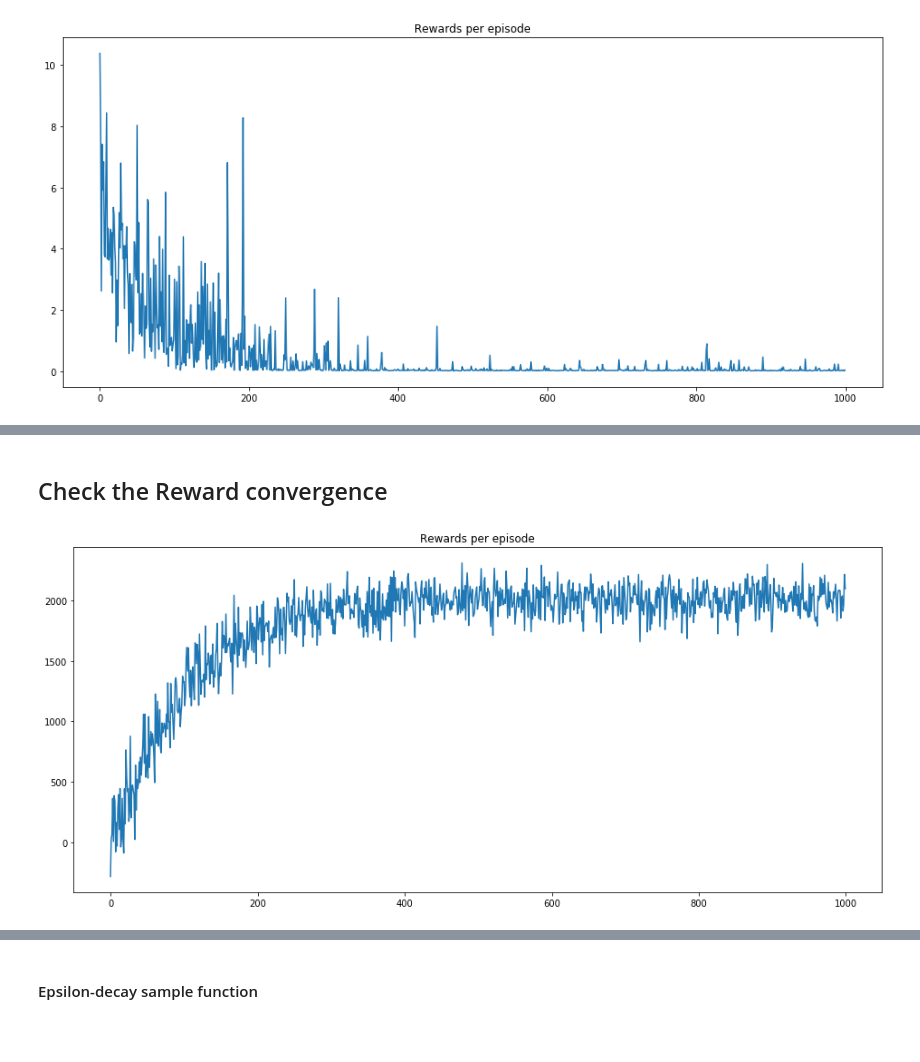
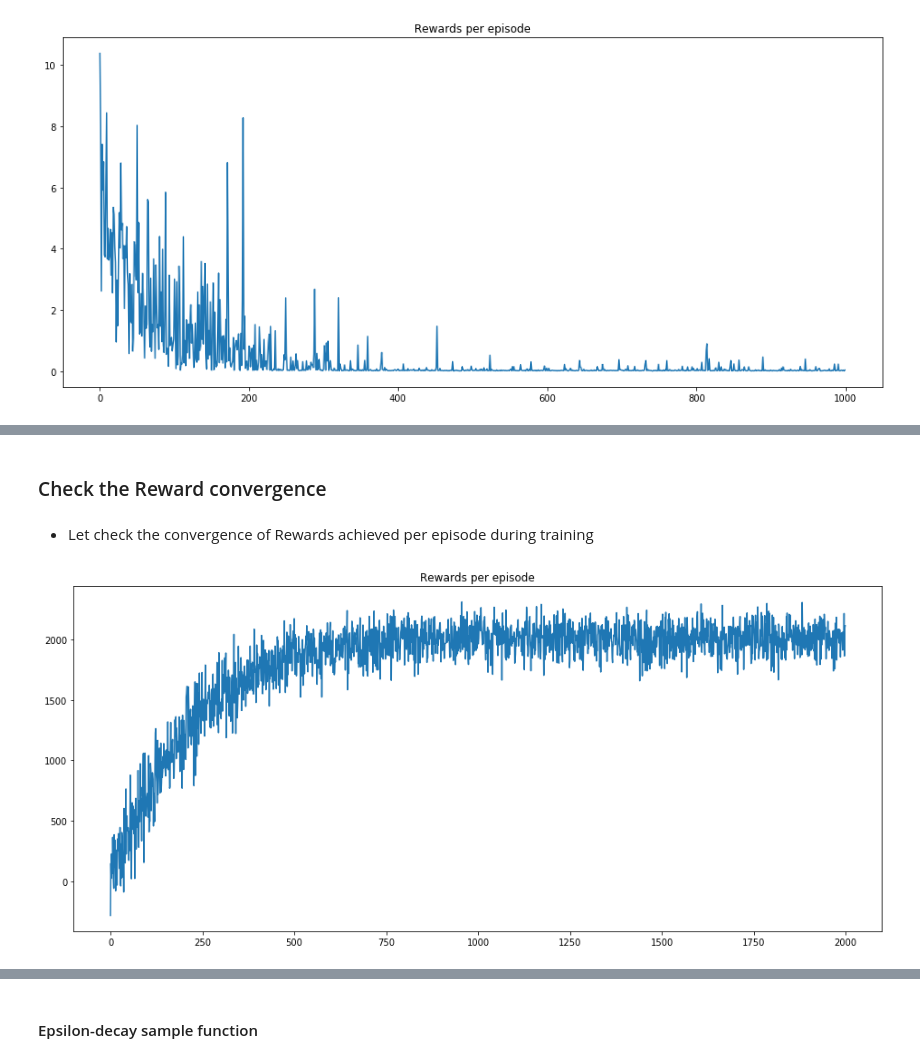
Before and after one commit to adityaorlalu/RL_Cab_Driver_Assistance, a Jupyter notebook: DQN_Agent_Arch1.ipynb, the cells around one changed output, grey strips where cells are left out. Drawn from its saved outputs; the diff is of its cells as text; code cells hidden in the pictures; blank space fills up the shorter version.

```diff
--- a/DQN_Agent_Arch1.ipynb
+++ b/DQN_Agent_Arch1.ipynb
@@ -403,3 +412,5 @@ plt.show()
 # %% [markdown]
-## Check the Reward convergence
+### Check the Reward convergence
+# %% [markdown]
+- Let check the convergence of Rewards achieved per episode during training
 # %%
@@ -408,8 +420,8 @@ with open('Rewards_per_Episode.pkl', 'rb') as handle:
 # %%
 plt.figure(0, figsize=(16,7))
 plt.title('Rewards per episode')
-xaxis = np.asarray(range(0, len(Rewards_per_Episode[::20])))
-plt.plot(xaxis,np.asarray(Rewards_per_Episode[::20]))
+xaxis = np.asarray(range(0, len(Rewards_per_Episode[::10])))
+plt.plot(xaxis,np.asarray(Rewards_per_Episode[::10]))
 plt.show()
 # %% [output]
-[figure, old version]
+[figure, new version]
```
Also changed, not shown: parts of 12 cells of this notebook.
